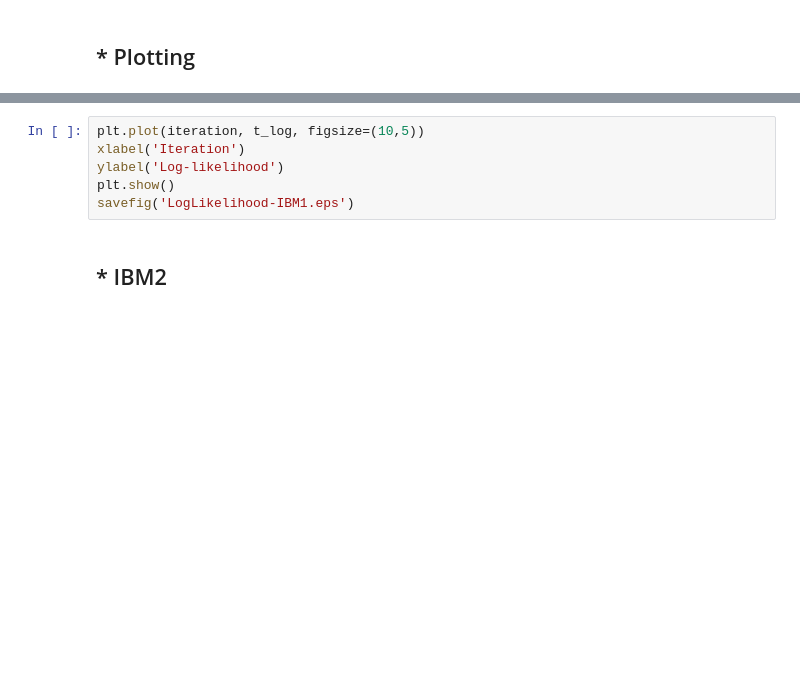
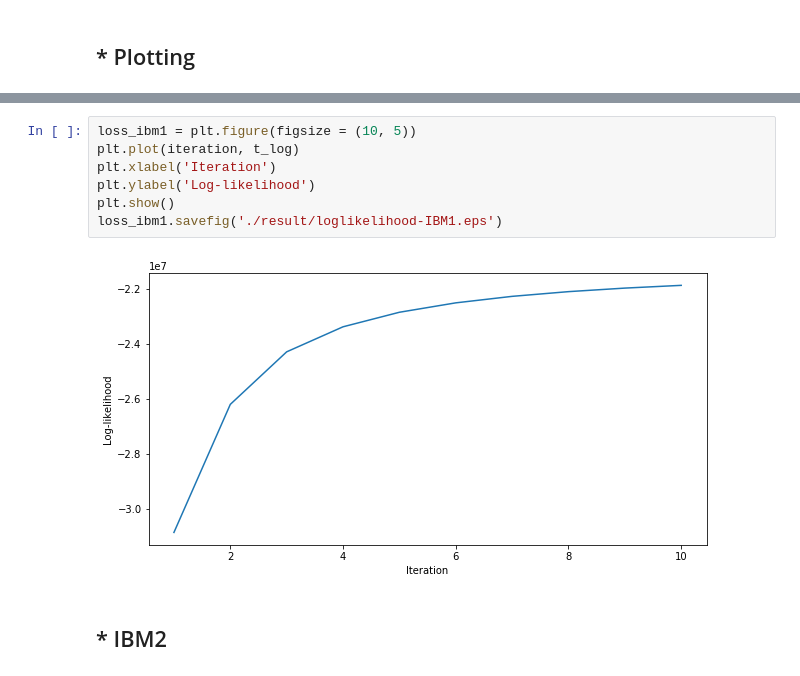
Before and after one commit to jamie0725/Natural-Language-Processing-2, a Jupyter notebook: week1/ibm_models.ipynb, the cells around one changed output, grey strips where cells are left out. Drawn from its saved outputs; the diff is of its cells as text; blank space fills up the shorter version.

```diff
--- a/week1/ibm_models.ipynb
+++ b/week1/ibm_models.ipynb
@@ -241,9 +253,12 @@ savefig('AER-IBM1.eps')
 # %%
-plt.plot(iteration, t_log, figsize=(10,5))
-xlabel('Iteration')
-ylabel('Log-likelihood')
+loss_ibm1 = plt.figure(figsize = (10, 5))
+plt.plot(iteration, t_log)
+plt.xlabel('Iteration')
+plt.ylabel('Log-likelihood')
 plt.show()
-savefig('LogLikelihood-IBM1.eps')
+loss_ibm1.savefig('./result/loglikelihood-IBM1.eps')
+# %% [output]
+[figure, added]
 # %% [markdown]
 ## * IBM2
 # %%
```
Also changed, not shown: parts of 14 cells of this notebook, 6 other files.
